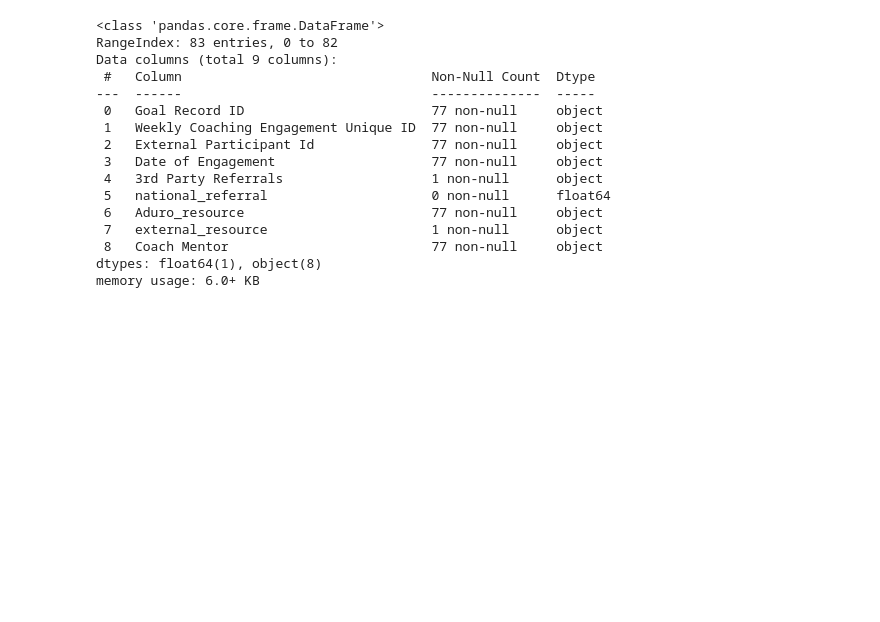
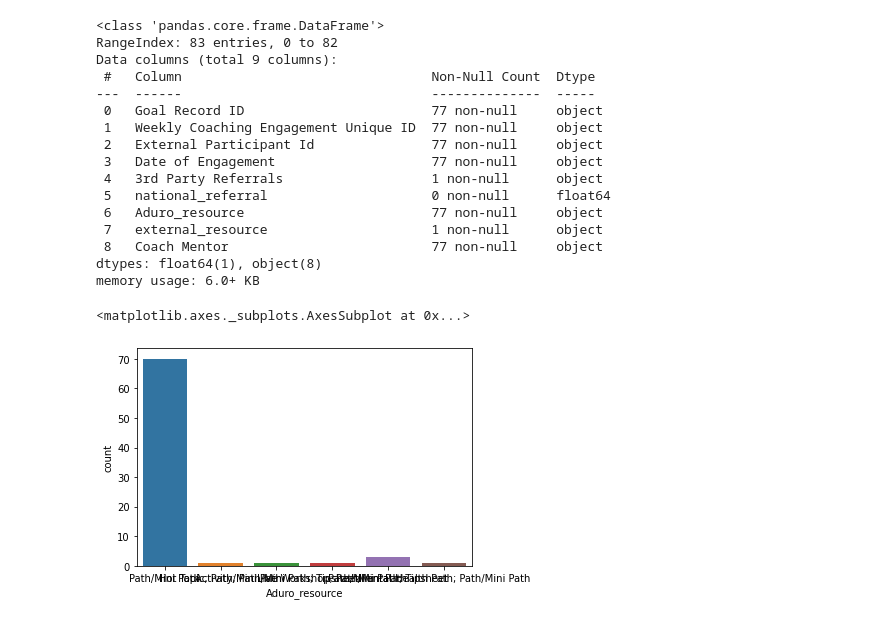
Before and after one commit to darneson1989/2021Coaching, a Jupyter notebook: OKR_crosspromotion.ipynb, the cells around one changed output. Drawn from its saved outputs; the diff is of its cells as text; code cells hidden in the pictures; blank space fills up the shorter version.

```diff
--- a/OKR_crosspromotion.ipynb
+++ b/OKR_crosspromotion.ipynb
@@ -189,3 +229,8 @@ Data columns (total 9 columns):
  8   Coach Mentor                          77 non-null     object
 dtypes: float64(1), object(8)
 memory usage: 6.0+ KB
+# %%
+sns.countplot(x="Aduro_resource", data=referrals) #number of members who were given a Path referral
+# %% [output]
+<matplotlib.axes._subplots.AxesSubplot at 0x...>
+[figure, added]
```
Also changed, not shown: parts of 6 cells of this notebook.
